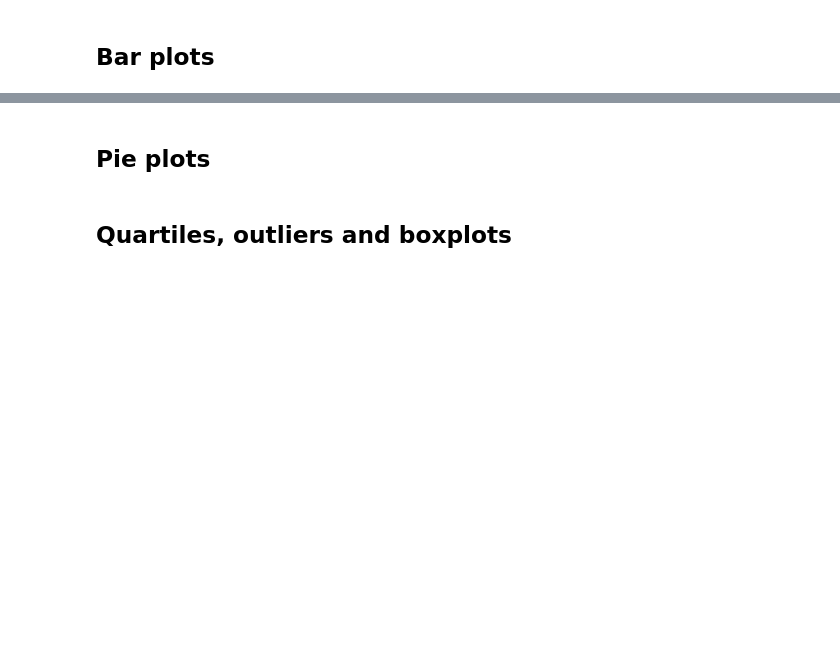
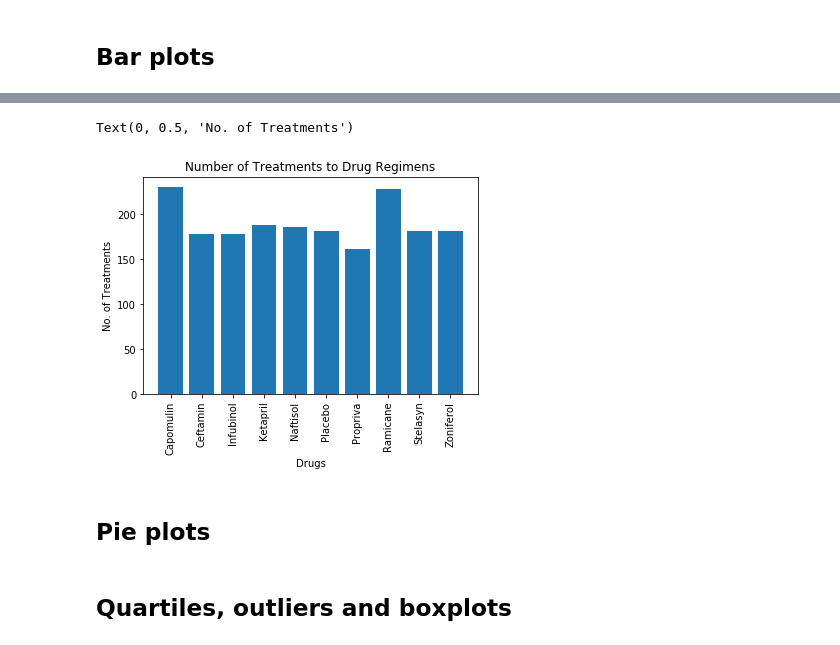
Before and after one commit to bhernan2/matplotlib-challenge, a Jupyter notebook: Pymaceuticals/pymaceuticals_starter.ipynb, the cells around one changed output, grey strips where cells are left out. Drawn from its saved outputs; the diff is of its cells as text; code cells hidden in the pictures; blank space fills up the shorter version.

```diff
--- a/Pymaceuticals/pymaceuticals_starter.ipynb
+++ b/Pymaceuticals/pymaceuticals_starter.ipynb
@@ -109,3 +130,22 @@ study_summary_stats
+# %%
+# Generate a bar plot showing number of data points for each treatment regimen using pyplot
+number_of_treatments = [230, 178, 178, 188, 186, 181, 161, 228, 181, 182]
+#set figure axis and tick locations
+x_axis = np.arange(len(treatment_regimen_data))
+tick_locations = [value for value in x_axis]
+plt.xticks(tick_locations, ['Capomulin', 'Ceftamin', 'Infubinol',
+                            'Ketapril', 'Naftisol', 'Placebo',
+                            'Propriva', 'Ramicane', 'Stelasyn',
+                            'Zoniferol'],  rotation = 'vertical')
+#set x and y data in figure
+plt.bar(x_axis, number_of_treatments, align='center')
+#set figure title and labels
+plt.title("Number of Treatments to Drug Regimens")
+plt.xlabel("Drugs")
+plt.ylabel("No. of Treatments")
+# %% [output]
+Text(0, 0.5, 'No. of Treatments')
+[figure, added]
 # %% [markdown]
 ## Pie plots
 # %%
```
Also changed, not shown: parts of 4 cells of this notebook.
